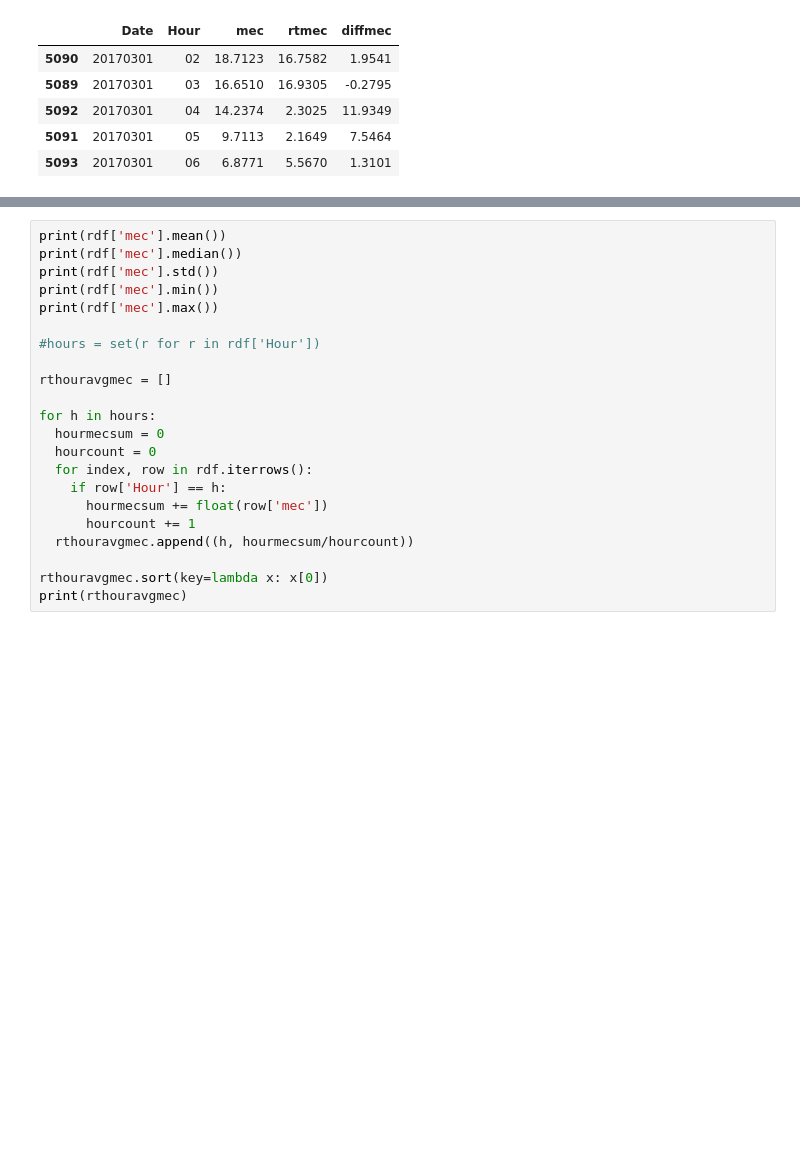
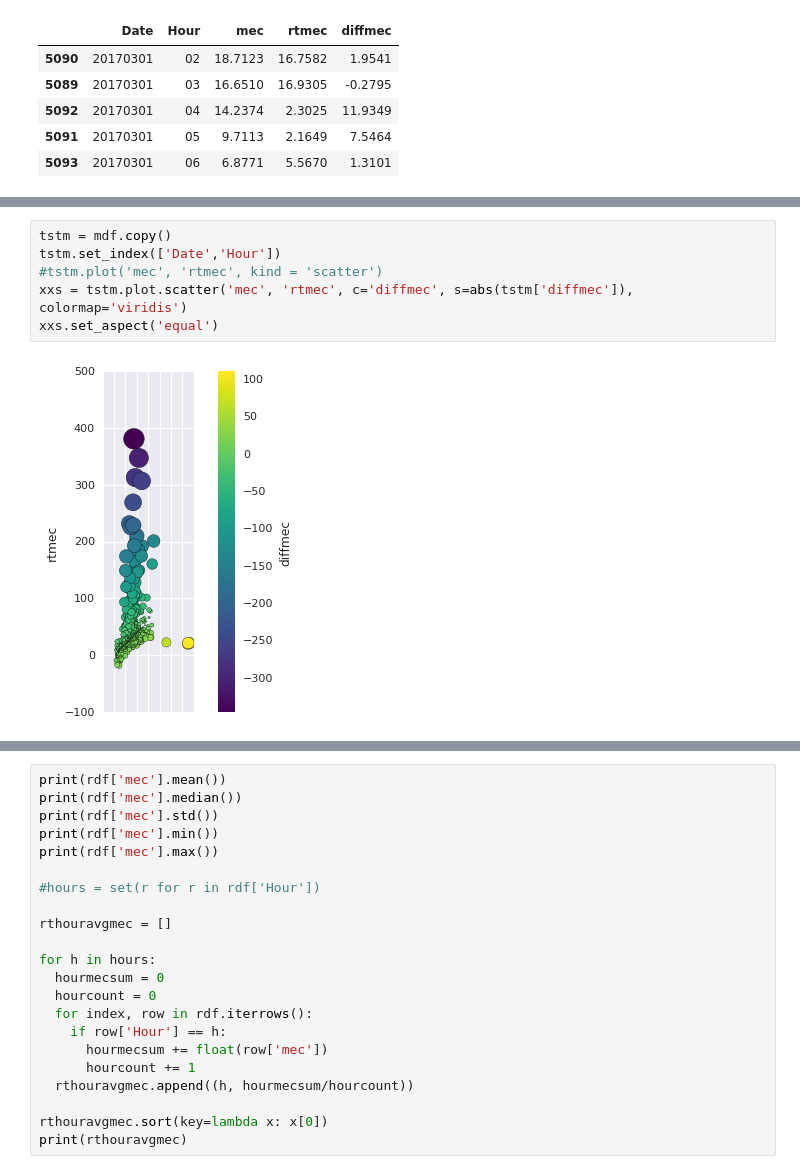
Before and after one commit to drewgray/spp-da-price-forecast, a Jupyter notebook: spp_da_2016.ipynb, the cells around one changed output, grey strips where cells are left out. Saved outputs shown, nothing was run; the diff lists cells and outputs as text; blank space fills up the shorter version.

```diff
--- a/spp_da_2016.ipynb
+++ b/spp_da_2016.ipynb
@@ -144,0 +222,8 @@ plt.show()
+# %%
+tstm = mdf.copy()
+tstm.set_index(['Date','Hour'])
+#tstm.plot('mec', 'rtmec', kind = 'scatter')
+xxs = tstm.plot.scatter('mec', 'rtmec', c='diffmec', s=abs(tstm['diffmec']), colormap='viridis')
+xxs.set_aspect('equal')
+# %% [output]
+[figure, added]
```
Also changed, not shown: parts of 16 cells of this notebook, 25 other files.
